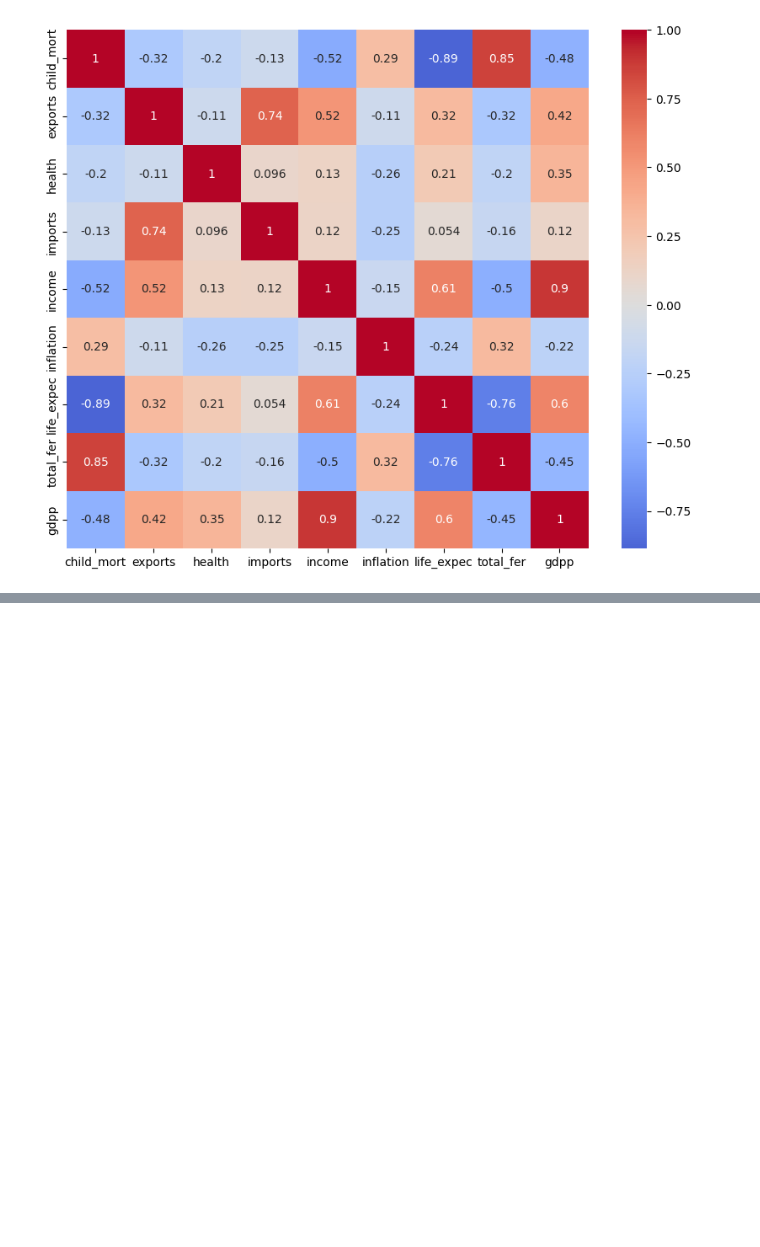
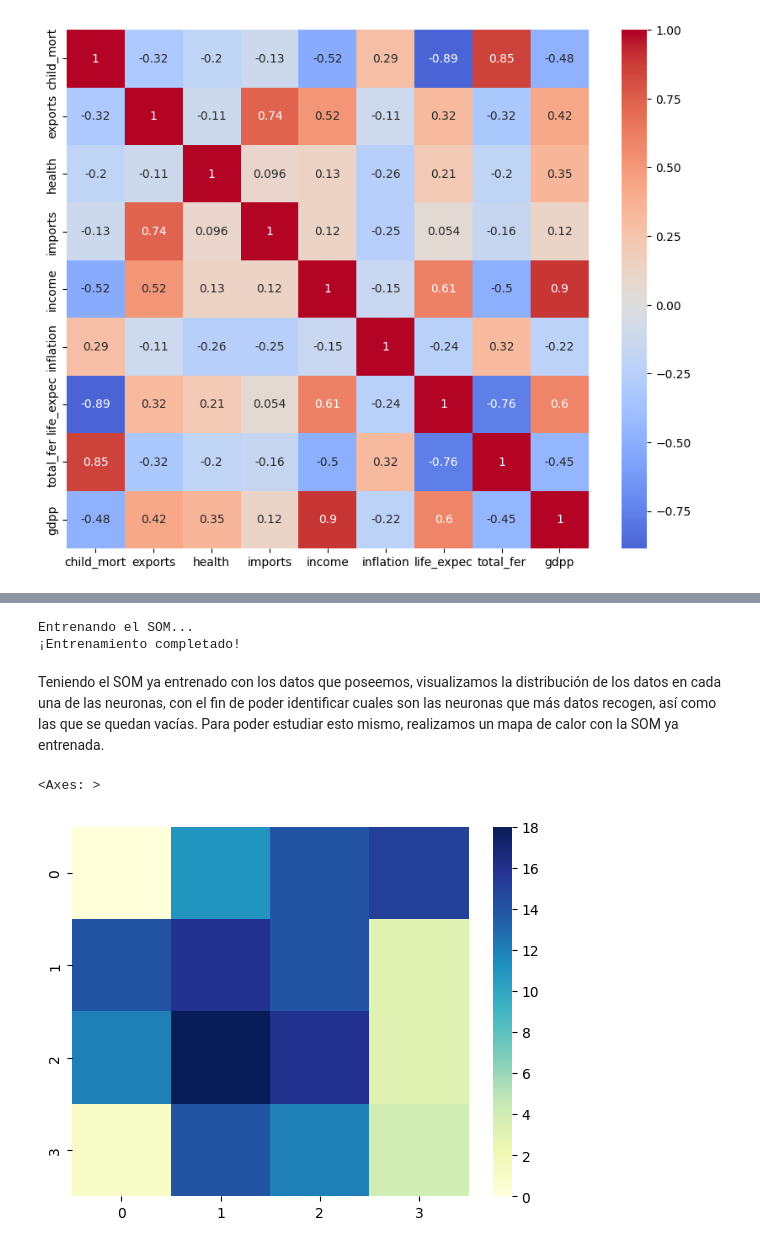
Before and after one commit to luis-sanchez-agulla/Grupo_3B_02_Mineros, a Jupyter notebook: PWI_Grupo2B.ipynb, the cells around one changed output, grey strips where cells are left out. Drawn from its saved outputs; the diff is of its cells as text; code cells hidden in the pictures; blank space fills up the shorter version.

Commit message:
feat(SOM): comienzo de implementación de la red SOM para la clasificación de los datos propios del .csv.

```diff
--- a/PWI_Grupo2B.ipynb
+++ b/PWI_Grupo2B.ipynb
@@ -189,3 +193,6 @@ sns.heatmap(
 # %% [output]
 <Axes: >
 [figure]
+# %%
+scaler = MinMaxScaler()
+df_scaled = scaler.fit_transform(df_sin_country)
@@ -191,0 +207,30 @@ sns.heatmap(
+# %%
+altura_mapa = 4 # Valor de la dimensión 'altura' dentro de la SOM
+anchura_mapa = 4 # Valor de la dimensión 'anchura' dentro de la SOM
+columnas_dataset = df_scaled.shape[1] # Extraemos el conjunto de columnas del dataframe
+
+som = MiniSom(
+    x=altura_mapa,
+    y=anchura_mapa,
+    input_len=columnas_dataset,
+    sigma=1.0,
+    learning_rate=0.1,
+    neighborhood_function='gaussian',
+    random_seed=42
+)
+
+som.pca_weights_init(df_scaled)
+
+print("Entrenando el SOM...")
+som.train_random(data=df_scaled, num_iteration=500)
+print("¡Entrenamiento completado!")
+# %% [output]
+Entrenando el SOM...
+¡Entrenamiento completado!
+# %% [markdown]
+Teniendo el SOM ya entrenado con los datos que poseemos, visualizamos la distribución de los datos en cada una de las neuronas, con el fin de poder identificar cuales son las neuronas que más datos recogen, así como las que se quedan vacías. Para poder estudiar esto mismo, realizamos un mapa de calor con la SOM ya entrenada.
+# %%
+sns.heatmap(som.activation_response(df_scaled), cmap='YlGnBu')
+# %% [output]
+<Axes: >
+[figure, added]
```
Also changed, not shown: parts of 6 cells of this notebook.
